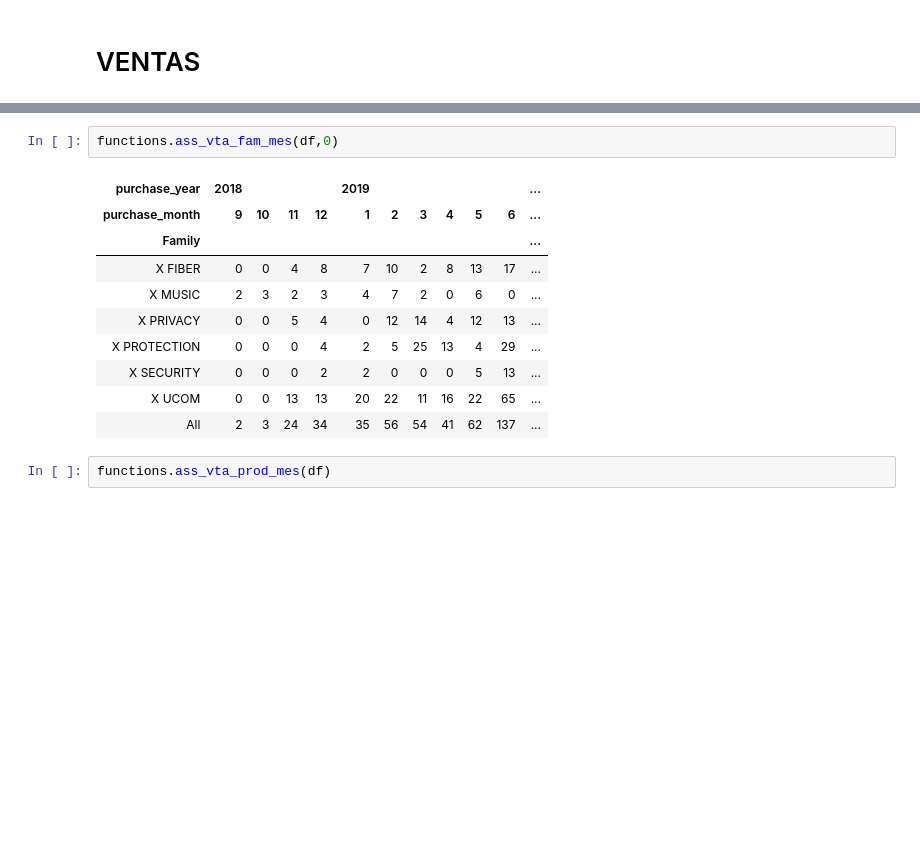
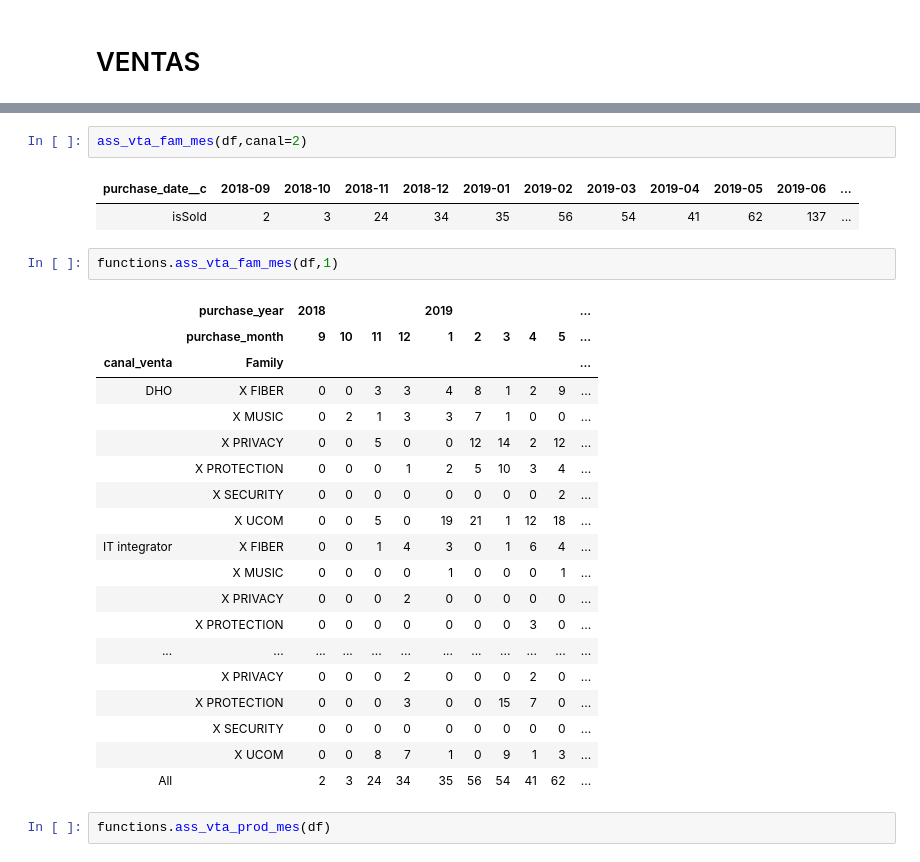
Before and after one commit to mariaadradosr/PyCartera, a Jupyter notebook: Final_PyCartera.ipynb, the cells around one changed output, grey strips where cells are left out. Cells and saved outputs as stored; diff of their text form; blank space fills up the shorter version.

Commit message:
igras ok + cambio en ventas

```diff
--- a/Final_PyCartera.ipynb
+++ b/Final_PyCartera.ipynb
@@ -48,16 +59,30 @@ df.to_excel('./output/df.xlsx',encoding='CP1252',index=False)
+# %%
+ass_vta_fam_mes(df,canal=2)
+# %% [output]
+| purchase_date__c | 2018-09 | 2018-10 | 2018-11 | 2018-12 | 2019-01 | 2019-02 | 2019-03 | 2019-04 | 2019-05 | 2019-06 | ... |
+| isSold | 2 | 3 | 24 | 34 | 35 | 56 | 54 | 41 | 62 | 137 | ... |
 # %%
-functions.ass_vta_fam_mes(df,0)
+functions.ass_vta_fam_mes(df,1)
 # %% [output]
-| purchase_year | 2018 |  |  |  | 2019 |  |  |  |  |  | ... |
-| purchase_month | 9 | 10 | 11 | 12 | 1 | 2 | 3 | 4 | 5 | 6 | ... |
-| Family |  |  |  |  |  |  |  |  |  |  | ... |
-| X FIBER | 0 | 0 | 4 | 8 | 7 | 10 | 2 | 8 | 13 | 17 | ... |
-| X MUSIC | 2 | 3 | 2 | 3 | 4 | 7 | 2 | 0 | 6 | 0 | ... |
-| X PRIVACY | 0 | 0 | 5 | 4 | 0 | 12 | 14 | 4 | 12 | 13 | ... |
-| X PROTECTION | 0 | 0 | 0 | 4 | 2 | 5 | 25 | 13 | 4 | 29 | ... |
-| X SECURITY | 0 | 0 | 0 | 2 | 2 | 0 | 0 | 0 | 5 | 13 | ... |
-| X UCOM | 0 | 0 | 13 | 13 | 20 | 22 | 11 | 16 | 22 | 65 | ... |
-| All | 2 | 3 | 24 | 34 | 35 | 56 | 54 | 41 | 62 | 137 | ... |
+|  | purchase_year | 2018 |  |  |  | 2019 |  |  |  |  | ... |
+|  | purchase_month | 9 | 10 | 11 | 12 | 1 | 2 | 3 | 4 | 5 | ... |
+| canal_venta | Family |  |  |  |  |  |  |  |  |  | ... |
+| DHO | X FIBER | 0 | 0 | 3 | 3 | 4 | 8 | 1 | 2 | 9 | ... |
+|  | X MUSIC | 0 | 2 | 1 | 3 | 3 | 7 | 1 | 0 | 0 | ... |
+|  | X PRIVACY | 0 | 0 | 5 | 0 | 0 | 12 | 14 | 2 | 12 | ... |
+|  | X PROTECTION | 0 | 0 | 0 | 1 | 2 | 5 | 10 | 3 | 4 | ... |
+|  | X SECURITY | 0 | 0 | 0 | 0 | 0 | 0 | 0 | 0 | 2 | ... |
+|  | X UCOM | 0 | 0 | 5 | 0 | 19 | 21 | 1 | 12 | 18 | ... |
+| IT integrator | X FIBER | 0 | 0 | 1 | 4 | 3 | 0 | 1 | 6 | 4 | ... |
+|  | X MUSIC | 0 | 0 | 0 | 0 | 1 | 0 | 0 | 0 | 1 | ... |
+|  | X PRIVACY | 0 | 0 | 0 | 2 | 0 | 0 | 0 | 0 | 0 | ... |
+|  | X PROTECTION | 0 | 0 | 0 | 0 | 0 | 0 | 0 | 3 | 0 | ... |
+| ... | ... | ... | ... | ... | ... | ... | ... | ... | ... | ... | ... |
+|  | X PRIVACY | 0 | 0 | 0 | 2 | 0 | 0 | 0 | 2 | 0 | ... |
+|  | X PROTECTION | 0 | 0 | 0 | 3 | 0 | 0 | 15 | 7 | 0 | ... |
+|  | X SECURITY | 0 | 0 | 0 | 0 | 0 | 0 | 0 | 0 | 0 | ... |
+|  | X UCOM | 0 | 0 | 8 | 7 | 1 | 0 | 9 | 1 | 3 | ... |
+| All |  | 2 | 3 | 24 | 34 | 35 | 56 | 54 | 41 | 62 | ... |
 # %%
 functions.ass_vta_prod_mes(df)
 # %% [output]
```
Also changed, not shown: parts of 21 cells of this notebook, 2 other files.
